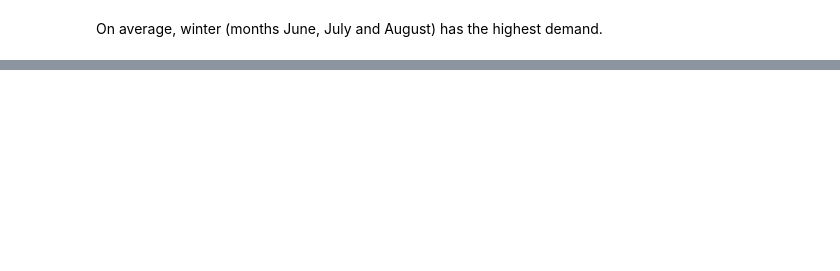
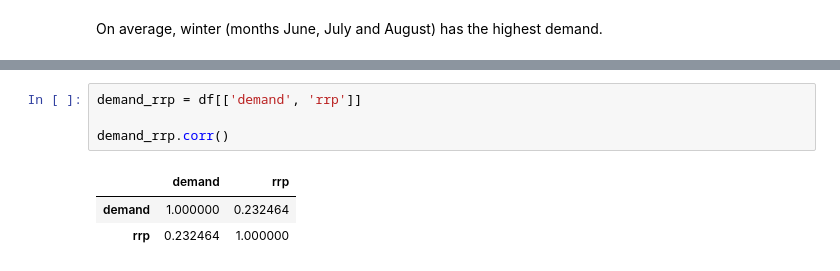
Before and after one commit to DimitarK13/electricity-price-and-demand, a Jupyter notebook: notebooks/03_exploratory_analysis.ipynb, the cells around one changed output, grey strips where cells are left out. Drawn from its saved outputs; the diff is of its cells as text; blank space fills up the shorter version.

Commit message:
investigate demand vs rrp

```diff
--- a/notebooks/03_exploratory_analysis.ipynb
+++ b/notebooks/03_exploratory_analysis.ipynb
@@ -61,0 +72,8 @@ Text(0.5, 0.98, 'Temperature and Demand, Between Different Seasons')
+# %%
+demand_rrp = df[['demand', 'rrp']]
+
+demand_rrp.corr()
+# %% [output]
+|  | demand | rrp |
+| demand | 1.000000 | 0.232464 |
+| rrp | 0.232464 | 1.000000 |
```
Also changed, not shown: parts of 7 cells of this notebook.
